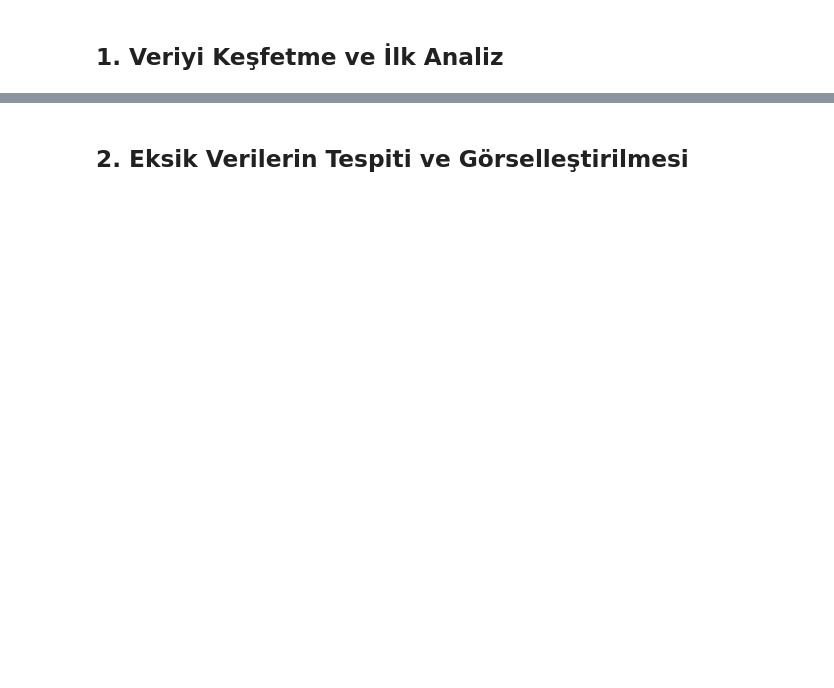
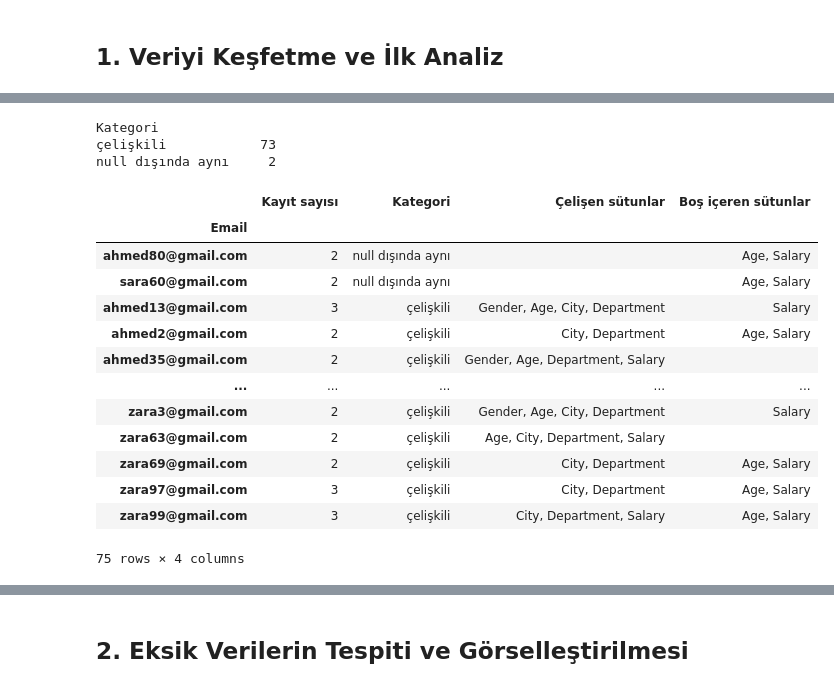
Before and after one commit to CTimurSefergil/VeriMadenciligi, a Jupyter notebook: odev01-veri-temizleme/notebooks/02_calisanlar.ipynb, the cells around one changed output, grey strips where cells are left out. Saved outputs shown, nothing was run; the diff lists cells and outputs as text; code cells hidden in the pictures; blank space fills up the shorter version.

```diff
--- a/odev01-veri-temizleme/notebooks/02_calisanlar.ipynb
+++ b/odev01-veri-temizleme/notebooks/02_calisanlar.ipynb
@@ -24,0 +279,40 @@ for name, sheet in sheets.items():
+# %%
+# Aynı e-postaya sahip kayıtları karşılaştır. Null "bilinmiyor" sayılır, hiçbir değerle çelişmez:
+# bir grupta her sütunda en fazla bir farklı dolu değer varsa o sütun tutarlıdır (nunique null'ları saymaz).
+diger_sutunlar = df.columns.drop("Email")
+tekrarlar = df[df["Email"].notna() & df["Email"].duplicated(keep=False)]
+gruplar = tekrarlar.groupby("Email")
+
+celisen = gruplar[diger_sutunlar].nunique().gt(1)  # iki veya daha fazla farklı dolu değer
+bos_var = tekrarlar[diger_sutunlar].isna().groupby(tekrarlar["Email"]).any()
+
+eposta_raporu = pd.DataFrame({
+    "Kayıt sayısı": gruplar.size(),
+    "Kategori": pd.Series(
+        np.select([celisen.any(axis=1), bos_var.any(axis=1)], ["çelişkili", "null dışında aynı"], default="tamamen aynı"),
+        index=celisen.index,
+    ),
+    "Çelişen sütunlar": celisen.apply(lambda satir: ", ".join(satir.index[satir]), axis=1),
+    "Boş içeren sütunlar": bos_var.apply(lambda satir: ", ".join(satir.index[satir]), axis=1),
+})
+
+print(eposta_raporu["Kategori"].value_counts().to_string(), end="\n\n")
+eposta_raporu.sort_values(["Kategori", "Email"])
+# %% [output]
+Kategori
+çelişkili            73
+null dışında aynı     2
+|  | Kayıt sayısı | Kategori | Çelişen sütunlar | Boş içeren sütunlar |
+| Email |  |  |  |  |
+| ahmed80@gmail.com | 2 | null dışında aynı |  | Age, Salary |
+| sara60@gmail.com | 2 | null dışında aynı |  | Age, Salary |
+| ahmed13@gmail.com | 3 | çelişkili | Gender, Age, City, Department | Salary |
+| ahmed2@gmail.com | 2 | çelişkili | City, Department | Age, Salary |
+| ahmed35@gmail.com | 2 | çelişkili | Gender, Age, Department, Salary |  |
+| ... | ... | ... | ... | ... |
+| zara3@gmail.com | 2 | çelişkili | Gender, Age, City, Department | Salary |
+| zara63@gmail.com | 2 | çelişkili | Age, City, Department, Salary |  |
+| zara69@gmail.com | 2 | çelişkili | City, Department | Age, Salary |
+| zara97@gmail.com | 3 | çelişkili | City, Department | Age, Salary |
+| zara99@gmail.com | 3 | çelişkili | City, Department, Salary | Age, Salary |
+75 rows × 4 columns
```
Also changed, not shown: parts of 34 cells of this notebook.
